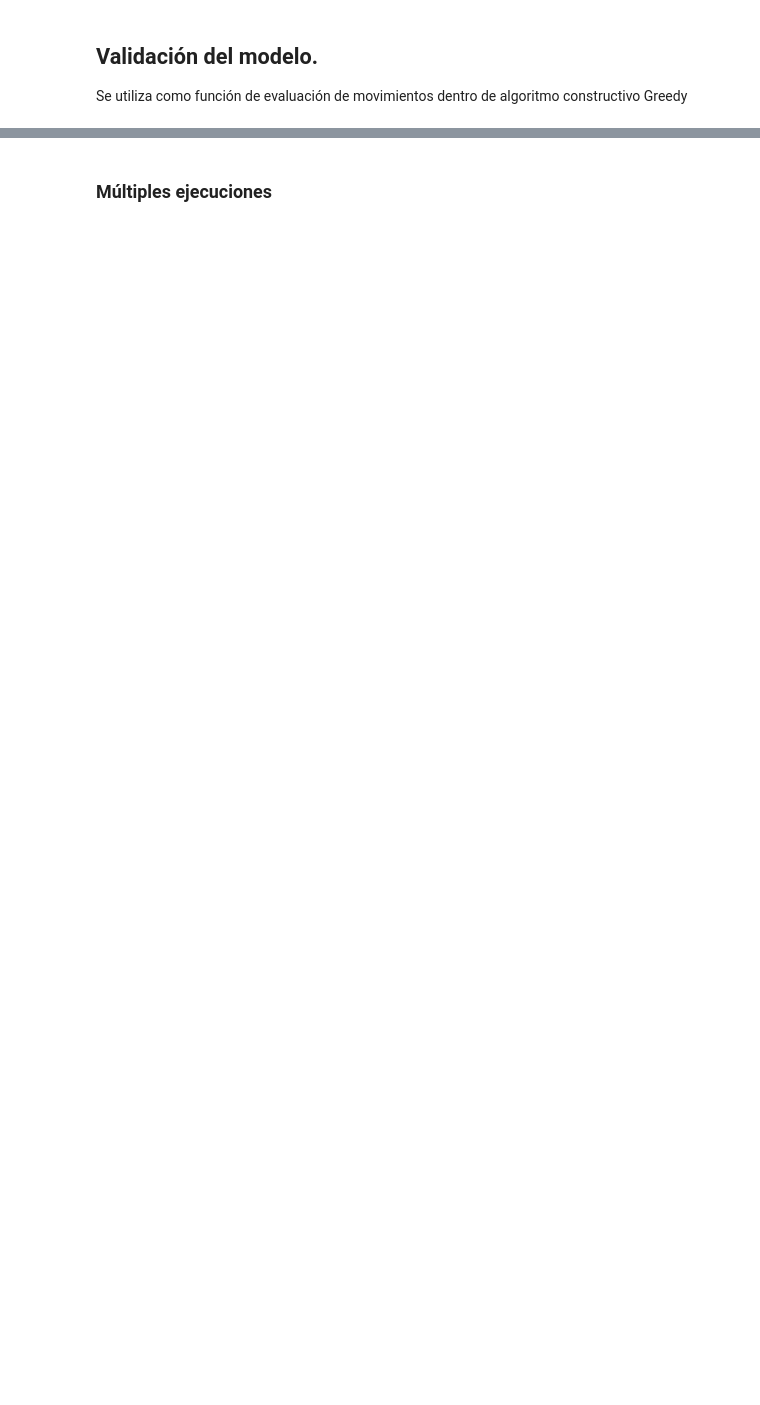
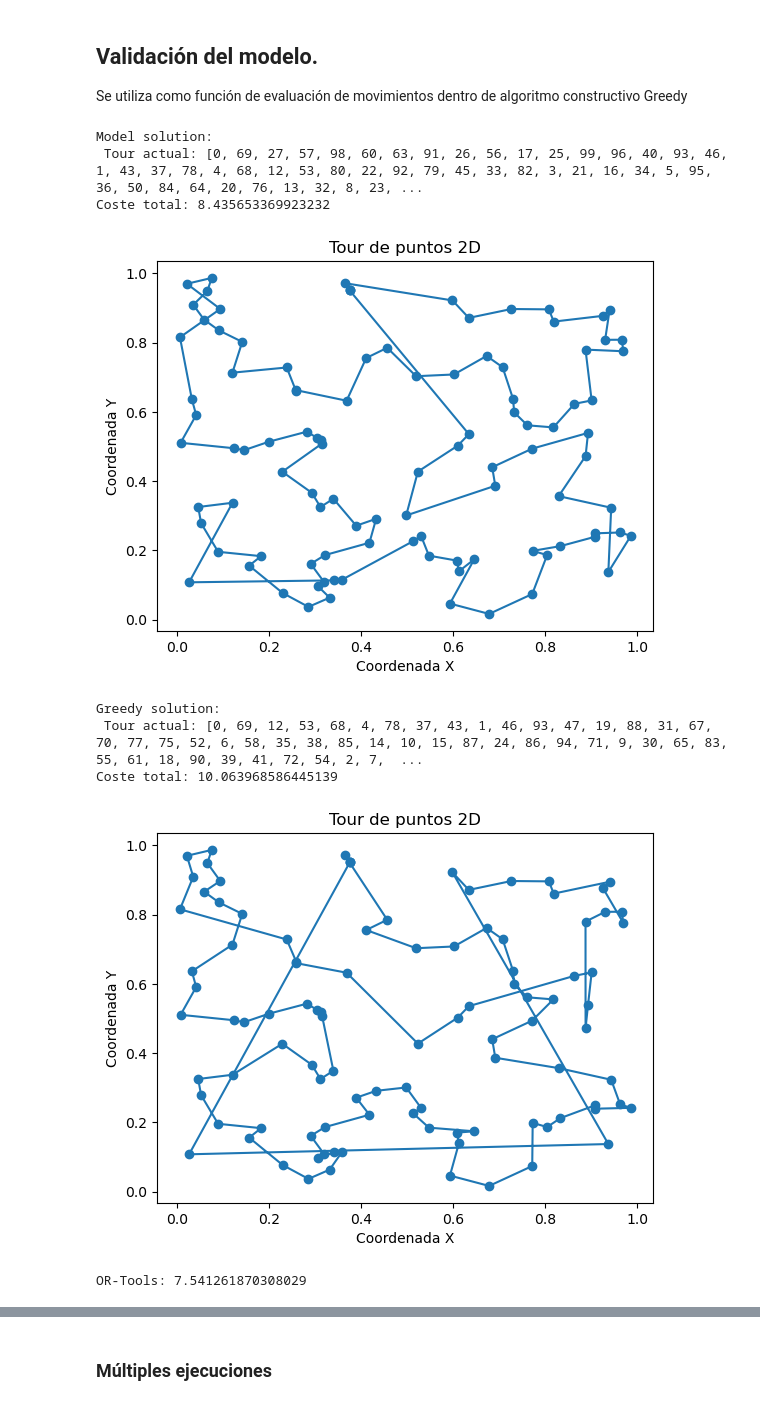
Before and after one commit to cykrr/tsp, a Jupyter notebook: Modelo_con_capas_atencionales_para_TSP_(pytorch).ipynb, the cells around one changed output, grey strips where cells are left out. Drawn from its saved outputs; the diff is of its cells as text; code cells hidden in the pictures; blank space fills up the shorter version.

```diff
--- a/Modelo_con_capas_atencionales_para_TSP_(pytorch).ipynb
+++ b/Modelo_con_capas_atencionales_para_TSP_(pytorch).ipynb
@@ -227,5 +279,5 @@ generate_data(5,4)
 # %%
 from sklearn.model_selection import train_test_split
-X,Y=generate_data(max_cities=10, nb_sample=20000)
+X,Y=generate_data(max_cities=50, nb_sample=20000) ## Actualización a 50 ciudades
 print(X.shape,Y.shape)
 # %% [output]
@@ -236,7 +288,12 @@ torch.Size([20000, 11, 6]) torch.Size([20000, 11])
 import torch
 from sklearn.model_selection import train_test_split
 from torch.utils.data import DataLoader, TensorDataset, random_split
+
 import pandas as pd
+df = pd.DataFrame(columns=["cities", "iter", "Epoch",
+                           "Training Loss", "Training Accuracy",
+                           "Validation Loss", "Validation Accuracy"])
+eval_df = pd.DataFrame(columns=["model_name", "cost"])
 
 # Asumiendo que X_padded y Y_stacked ya están definidos y son tensores de PyTorch
 dataset = TensorDataset(X, Y)
@@ -255,11 +312,11 @@ optimizer = torch.optim.Adam(model.parameters())
 
 # Ciclo de entrenamiento
 epochs = 5
-# Initialize the DataFrame to store training results
-df = pd.DataFrame(columns=["cities", "iter", "Epoch",
-                           "Training Loss", "Training Accuracy",
-                           "Validation Loss", "Validation Accuracy"])
 for num_iter in range(10):
+    model = CustomModel(input_dim=input_dim, num_heads=num_heads, head_dim=head_dim)
+    # Definir el modelo, la función de pérdida y el optimizador
+    loss_function = torch.nn.CrossEntropyLoss()
+    optimizer = torch.optim.Adam(model.parameters())
     for epoch in range(epochs):
         model.train()
         train_loss = 0
@@ -274,7 +331,6 @@ for num_iter in range(10):
             _, predicted = torch.max(outputs.data, 1)
             total += y_batch.size(0)
             correct += (predicted == y_batch.argmax(dim=1)).sum().item()
-
 
         train_loss /= len(train_loader.dataset)
         train_accuracy = 100 * correct / total
@@ -293,6 +349,9 @@ for num_iter in range(10):
                 correct += (predicted == y_batch.argmax(dim=1)).sum().item()
         validation_loss /= len(test_loader.dataset)
         validation_accuracy = 100 * correct / total
+
+        print(f'Epoch {epoch+1}, Train Loss: {train_loss:.4f}, Train Accuracy: {train_accuracy:.2f}%')
+        print(f'Epoch {epoch+1}, Val Loss: {validation_loss:.4f}, Val Accuracy: {validation_accuracy:.2f}%')
         df = pd.concat([df, pd.DataFrame([{
             "cities": 50,
             "iter": num_iter,
@@ -303,6 +362,21 @@ for num_iter in range(10):
             "Validation Accuracy": validation_accuracy
         }])], ignore_index=True)
 
-        print(f'Epoch {epoch+1}, Train Loss: {train_loss:.4f}, Train Accuracy: {train_accuracy:.2f}%')
-        print(f'Epoch {epoch+1}, Val Loss: {validation_loss:.4f}, Val Accuracy: {validation_accuracy:.2f}%')
+    from tqdm import tqdm
+    nb_eval = 50
+    instances = [
+                    TSP_Instance(np.random.rand(50, 2)) for _ in tqdm(
+                        range(50), desc="Instances", unit="instance", position=0, leave=True
+                    )
+                ]
+    greedy = SingleAgentSolver(env, GreedyAgent(ModelEvalActions(model)))
+    solutions = []
+
+    for instance in tqdm(instances, desc="Solving Instances", unit="instance", position=0, leave=True):
+        solution, *_ = greedy.solve(TSP_State(instance, visited=[0]))
+        eval_df = pd.concat([eval_df, pd.DataFrame([{
+            "model_name" : type(model).__name__,
+            "iter" : num_iter,
+            "cost": solution.cost,
+    }]) ])
 # %% [output]
@@ -361,31 +537,41 @@ class ModelEvalActions():
       state = states[k]
       for action in env.gen_actions(state, "constructive"):
           idx = move2idx[k][action[1]] #mapping from move to output index (model)
           evals[k].append((action,predictions[k][idx]))
 
     if single_state: return evals[0]
     else: return evals
 
 np.random.seed(42)
 
 # creamos un problema con 50 ciudades en un plano 2D
-cities  = np.random.rand(500, 2)
+cities  = np.random.rand(100, 2)
 inst_info = TSP_Instance(cities)
 
 # referenciamos nuestro ambiente con las "reglas del juego"
 env = TSP_Environment
 # creamos nuestro agente
 greedy = SingleAgentSolver (env,GreedyAgent(ModelEvalActions(model)))
 solution, *_ = greedy.solve(TSP_State (inst_info, visited=[0]))
 print("Model solution:\n", solution)
 plot_tour(cities, solution.visited)
 
 
 greedy2 = SingleAgentSolver (env,GreedyAgent(evalConstructiveActions))
 solution, *_ = greedy2.solve(TSP_State (inst_info, visited=[0]))
 print("Greedy solution:\n", solution)
 plot_tour(cities, solution.visited)
 
 solution = solve(cities)
 print ("OR-Tools:",solution.cost)
 plot_tour(cities, solution.visited)
+# %% [output]
+Model solution:
+ Tour actual: [0, 69, 27, 57, 98, 60, 63, 91, 26, 56, 17, 25, 99, 96, 40, 93, 46, 1, 43, 37, 78, 4, 68, 12, 53, 80, 22, 92, 79, 45, 33, 82, 3, 21, 16, 34, 5, 95, 36, 50, 84, 64, 20, 76, 13, 32, 8, 23, ...
+Coste total: 8.435653369923232
+[figure, added]
+Greedy solution:
+ Tour actual: [0, 69, 12, 53, 68, 4, 78, 37, 43, 1, 46, 93, 47, 19, 88, 31, 67, 70, 77, 75, 52, 6, 58, 35, 38, 85, 14, 10, 15, 87, 24, 86, 94, 71, 9, 30, 65, 83, 55, 61, 18, 90, 39, 41, 72, 54, 2, 7,  ...
+Coste total: 10.063968586445139
+[figure, added]
+OR-Tools: 7.541261870308029
```
Also changed, not shown: parts of 14 cells of this notebook, 31 other files.
